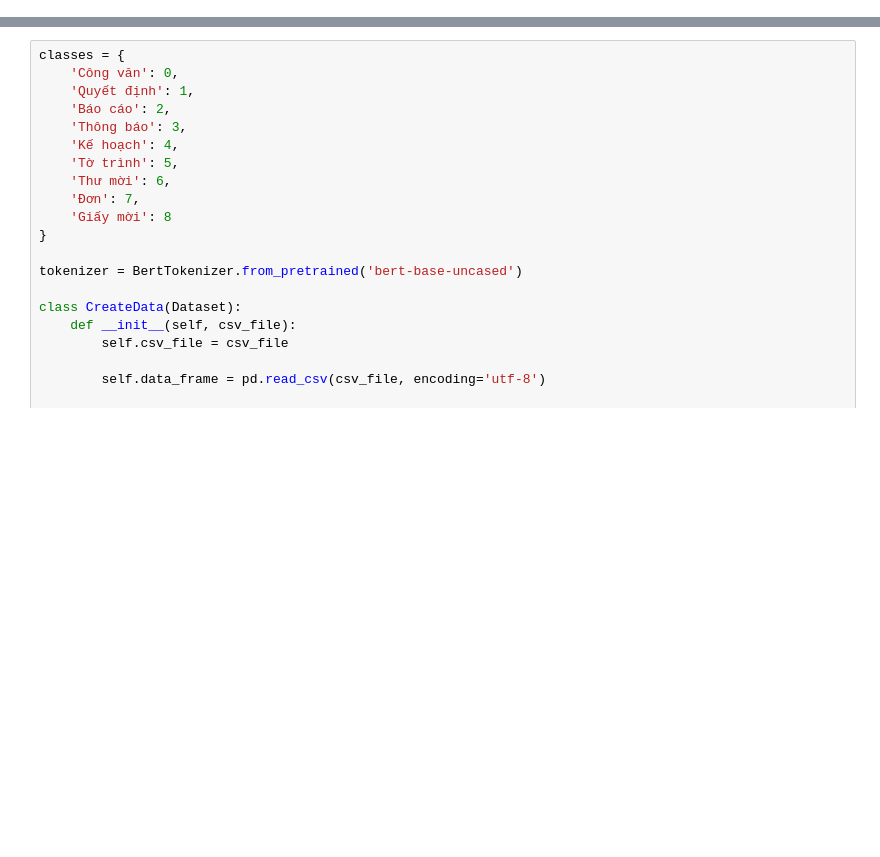
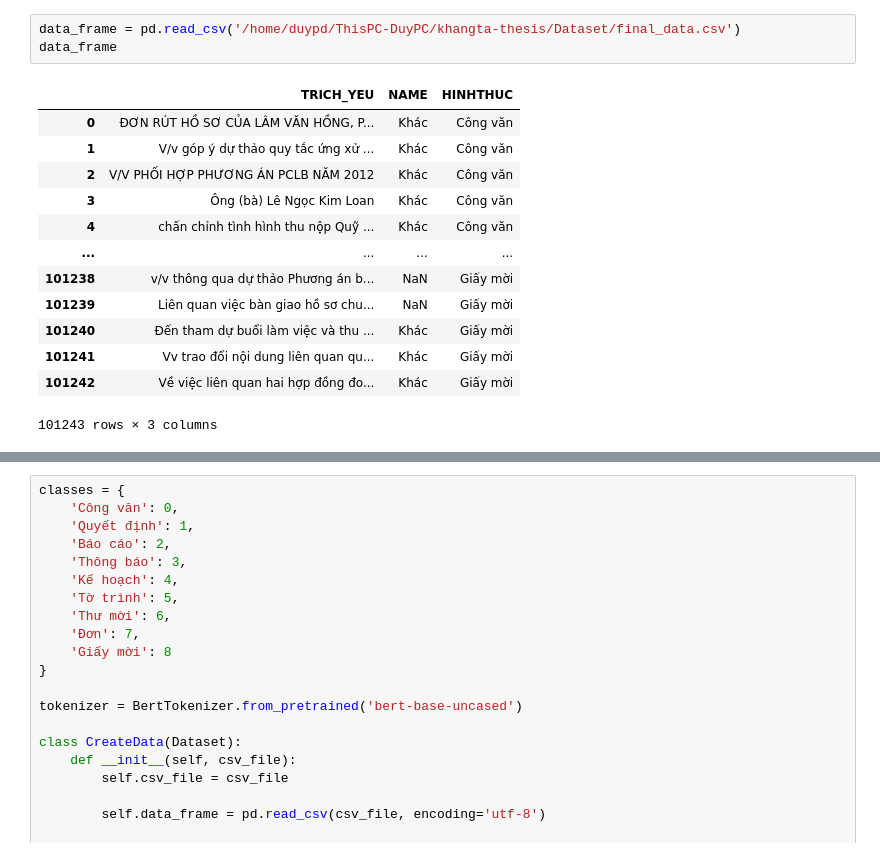
Before and after one commit to PDD0911-HCMUS/SG-Retrieval, a Jupyter notebook: khangTA/Dataset/create_data.ipynb, the cells around one changed output, grey strips where cells are left out. Cells and saved outputs as stored; diff of their text form; blank space fills up the shorter version.

```diff
--- a/khangTA/Dataset/create_data.ipynb
+++ b/khangTA/Dataset/create_data.ipynb
@@ -9,0 +13,17 @@ import unicodedata
+# %%
+data_frame = pd.read_csv('/home/duypd/ThisPC-DuyPC/khangta-thesis/Dataset/final_data.csv')
+data_frame
+# %% [output]
+|  | TRICH_YEU | NAME | HINHTHUC |
+| 0 | ĐƠN RÚT HỒ SƠ CỦA LÂM VĂN HỒNG, P... | Khác | Công văn |
+| 1 | V/v góp ý dự thảo quy tắc ứng xử ... | Khác | Công văn |
+| 2 | V/V PHỐI HỢP PHƯƠNG ÁN PCLB NĂM 2012 | Khác | Công văn |
+| 3 | Ông (bà) Lê Ngọc Kim Loan | Khác | Công văn |
+| 4 | chấn chỉnh tình hình thu nộp Quỹ ... | Khác | Công văn |
+| ... | ... | ... | ... |
+| 101238 | v/v thông qua dự thảo Phương án b... | NaN | Giấy mời |
+| 101239 | Liên quan việc bàn giao hồ sơ chu... | NaN | Giấy mời |
+| 101240 | Đến tham dự buổi làm việc và thu ... | Khác | Giấy mời |
+| 101241 | Vv trao đổi nội dung liên quan qu... | Khác | Giấy mời |
+| 101242 | Về việc liên quan hai hợp đồng đo... | Khác | Giấy mời |
+101243 rows × 3 columns
```
Also changed, not shown: parts of 14 cells of this notebook, 16 other files.
